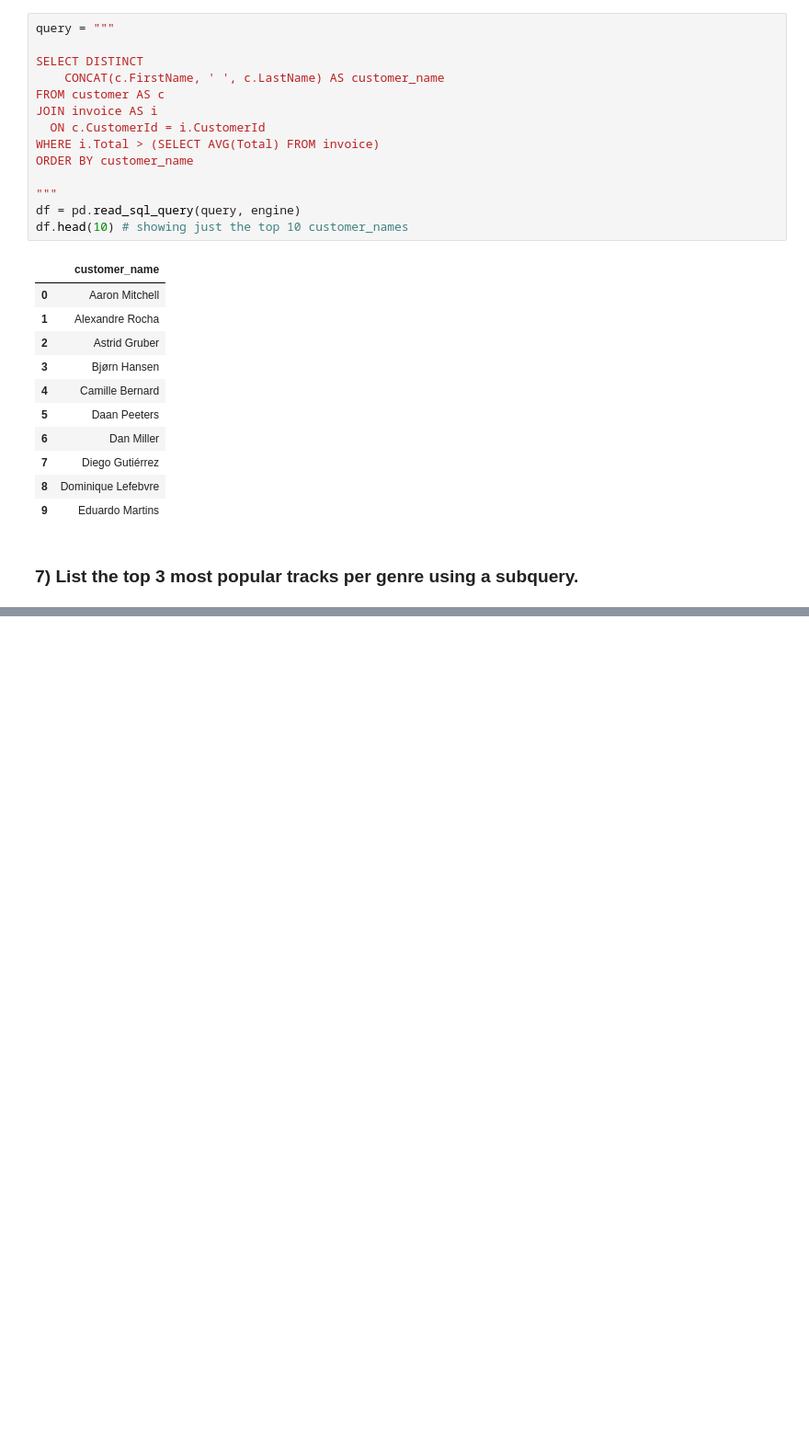
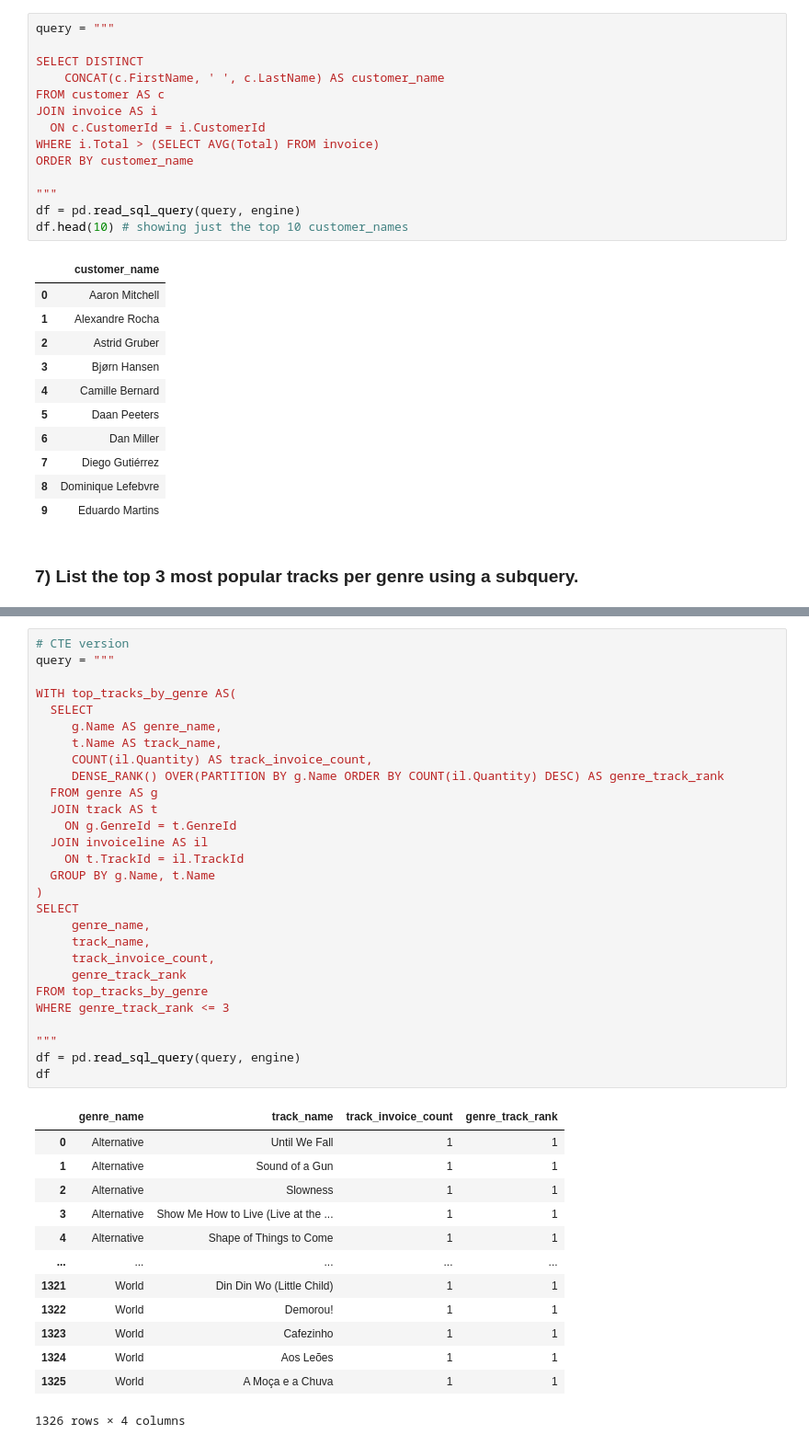
Before and after one commit to bpgodsil/sql_query_examples, a Jupyter notebook: notebooks/03_ctes_and_subqueries.ipynb, the cells around one changed output, grey strips where cells are left out. Shown at 92% size. Cells and saved outputs as stored; diff of their text form; blank space fills up the shorter version.

```diff
--- a/notebooks/03_ctes_and_subqueries.ipynb
+++ b/notebooks/03_ctes_and_subqueries.ipynb
@@ -247,0 +281,42 @@ df.head(10) # showing just the top 10 customer_names
+# %%
+# CTE version
+query = """
+
+WITH top_tracks_by_genre AS(
+  SELECT
+     g.Name AS genre_name,
+     t.Name AS track_name,
+     COUNT(il.Quantity) AS track_invoice_count,
+     DENSE_RANK() OVER(PARTITION BY g.Name ORDER BY COUNT(il.Quantity) DESC) AS genre_track_rank
+  FROM genre AS g
+  JOIN track AS t
+    ON g.GenreId = t.GenreId
+  JOIN invoiceline AS il
+    ON t.TrackId = il.TrackId
+  GROUP BY g.Name, t.Name
+)
+SELECT
+     genre_name,
+     track_name,
+     track_invoice_count,
+     genre_track_rank
+FROM top_tracks_by_genre
+WHERE genre_track_rank <= 3
+
+"""
+df = pd.read_sql_query(query, engine)
+df
+# %% [output]
+|  | genre_name | track_name | track_invoice_count | genre_track_rank |
+| 0 | Alternative | Until We Fall | 1 | 1 |
+| 1 | Alternative | Sound of a Gun | 1 | 1 |
+| 2 | Alternative | Slowness | 1 | 1 |
+| 3 | Alternative | Show Me How to Live (Live at the ... | 1 | 1 |
+| 4 | Alternative | Shape of Things to Come | 1 | 1 |
+| ... | ... | ... | ... | ... |
+| 1321 | World | Din Din Wo (Little Child) | 1 | 1 |
+| 1322 | World | Demorou! | 1 | 1 |
+| 1323 | World | Cafezinho | 1 | 1 |
+| 1324 | World | Aos Leões | 1 | 1 |
+| 1325 | World | A Moça e a Chuva | 1 | 1 |
+1326 rows × 4 columns
```
Also changed, not shown: parts of 3 cells of this notebook, 6 other files.
